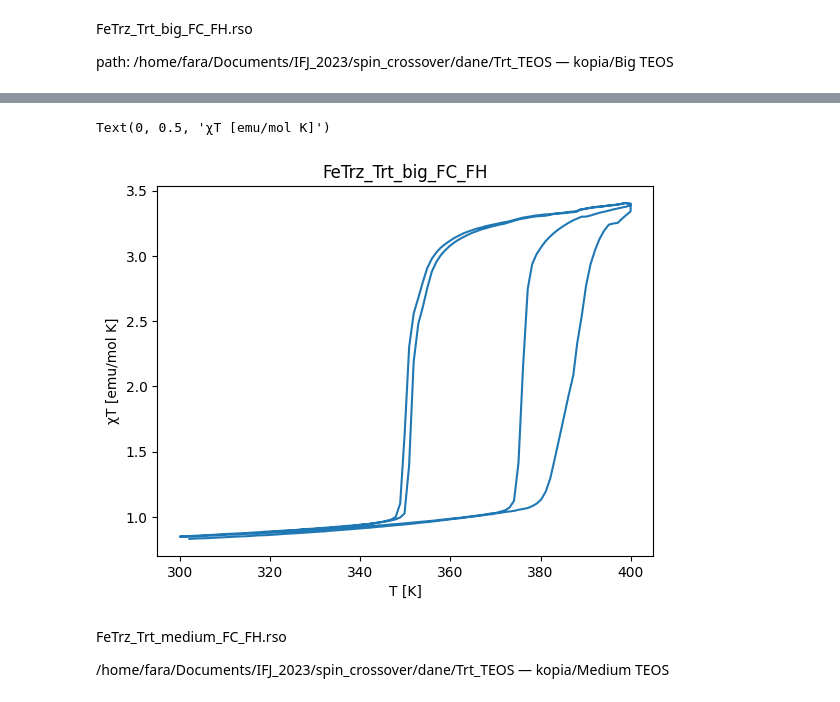
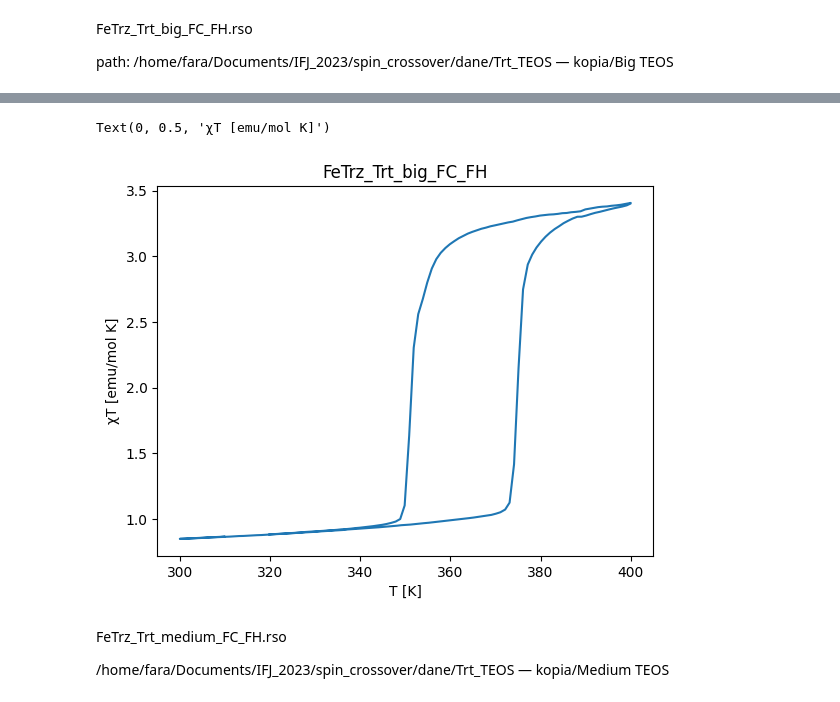
Before and after one commit to juslon73/IFJ_2023, a Jupyter notebook: spin_crossover/dane/spin_crossover.ipynb, the cells around one changed output, grey strips where cells are left out. Saved outputs shown, nothing was run; the diff lists cells and outputs as text; code cells hidden in the pictures.

```diff
--- a/spin_crossover/dane/spin_crossover.ipynb
+++ b/spin_crossover/dane/spin_crossover.ipynb
@@ -9,7 +9,11 @@ def get_list(file_name):
     L_moment = file['Long Moment (emu)']
     H = file['Field (Oe)']
     T = file['Temperature (K)']
+    T = np.array(T)
     return L_moment, H, T
+# %%
+def clean_for_plot(chi_t, T):
+    return chi_t[191:], T[191:]
 # %%
 def calculate_chiT(mass, L_moment, H, T):
     M = np.zeros(len(L_moment))
@@ -21,7 +25,7 @@ def calculate_chiT(mass, L_moment, H, T):
     for i in range(1, len(H)):
         chi_T[i] = (M[i]/H[i])*T[i]
 
-    return chi_T[1:], M
+    return chi_T, M
 # %%
 def calculate_molarmass(M, Lm, field):
     M_perf = ((3.5*field)/400)
@@ -47,9 +54,17 @@ Trt_big_FC_FH_chiT, Trt_big_FC_FH_M = calculate_chiT(Trt_big_FC_FH_mass, Trt_big
 
 Trt_big_FC_FH_mass = calculate_molarmass(Trt_big_FC_FH_M, Trt_big_FC_FH_L_m, 1000)
 Trt_big_FC_FH_chiT, Trt_big_FC_FH_M = calculate_chiT(Trt_big_FC_FH_mass, Trt_big_FC_FH_L_m, Trt_big_FC_FH_H, Trt_big_FC_FH_T)
+Trt_big_FC_FH_chiT, Trt_big_FC_FH_T = clean_for_plot(Trt_big_FC_FH_chiT, Trt_big_FC_FH_T)
 
 # get_trans_temp(Trt_big_FC_FH_chiT, Trt_big_FC_FH_T)
 
 # Trt_big_FC_FH_chiT = Trt_big_FC_FH_chiT[1:]
-print(Trt_big_FC_FH_chiT)
+# print(Trt_big_FC_FH_chiT)
+# print(len(Trt_big_FC_FH_chiT), len(Trt_big_FC_FH_T))
+
+# print(get_trans_temp(Trt_big_FC_FH_chiT, Trt_big_FC_FH_T))
+T_down, T_up = get_trans_temp(Trt_big_FC_FH_chiT, Trt_big_FC_FH_T)
+# print(type(Trt_big_FC_FH_chiT), type(Trt_big_FC_FH_T))
+# Trt_big_FC_FH_T[idx_down]
+print(T_down, T_up)
 # %% [output]
@@ -73,11 +72,11 @@ print(Trt_big_FC_FH_chiT)
 # %%
-plt.plot(Trt_big_FC_FH_T[1:], Trt_big_FC_FH_chiT)
+plt.plot(Trt_big_FC_FH_T, Trt_big_FC_FH_chiT)
 plt.title('FeTrz_Trt_big_FC_FH')
 plt.xlabel('T [K]')
 plt.ylabel('χT [emu/mol K]')
 # %% [output]
 Text(0, 0.5, 'χT [emu/mol K]')
-[figure, old version]
+[figure, new version]
 # %% [markdown]
 FeTrz_Trt_medium_FC_FH.rso
 
```
Also changed, not shown: parts of 5 cells of this notebook.
